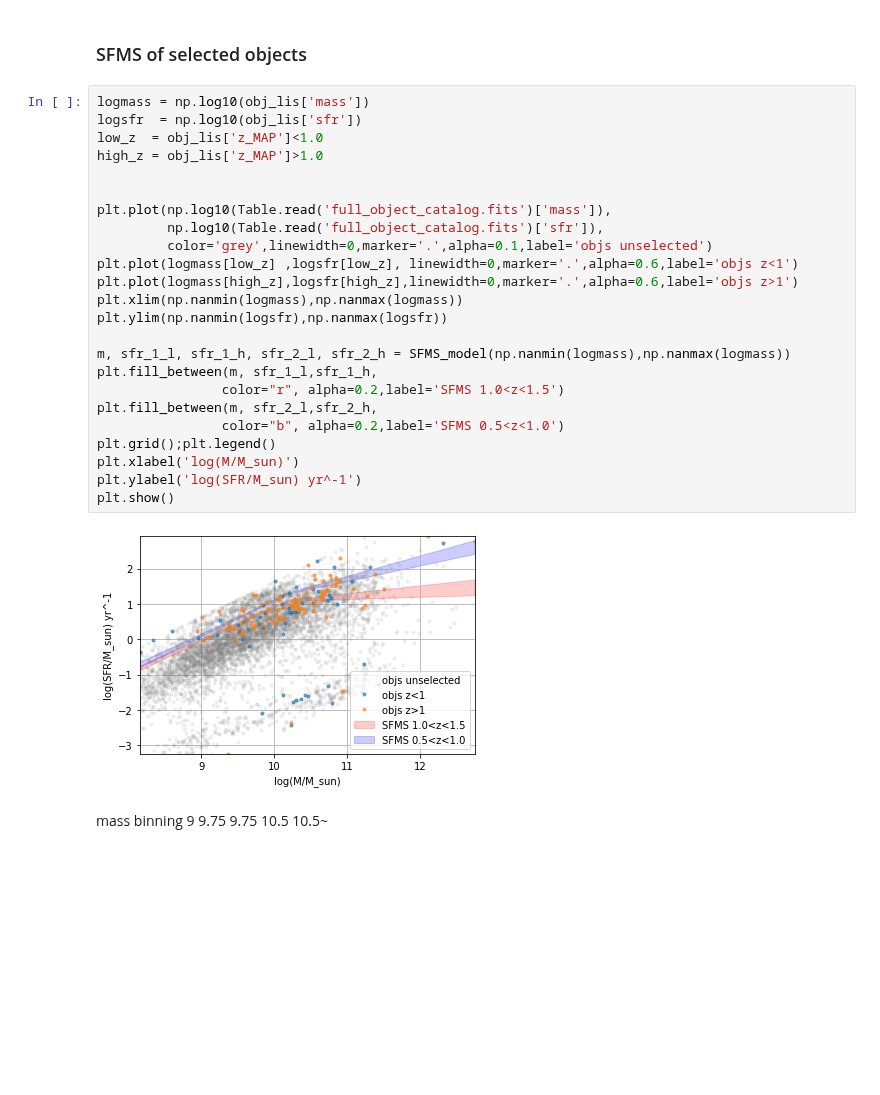
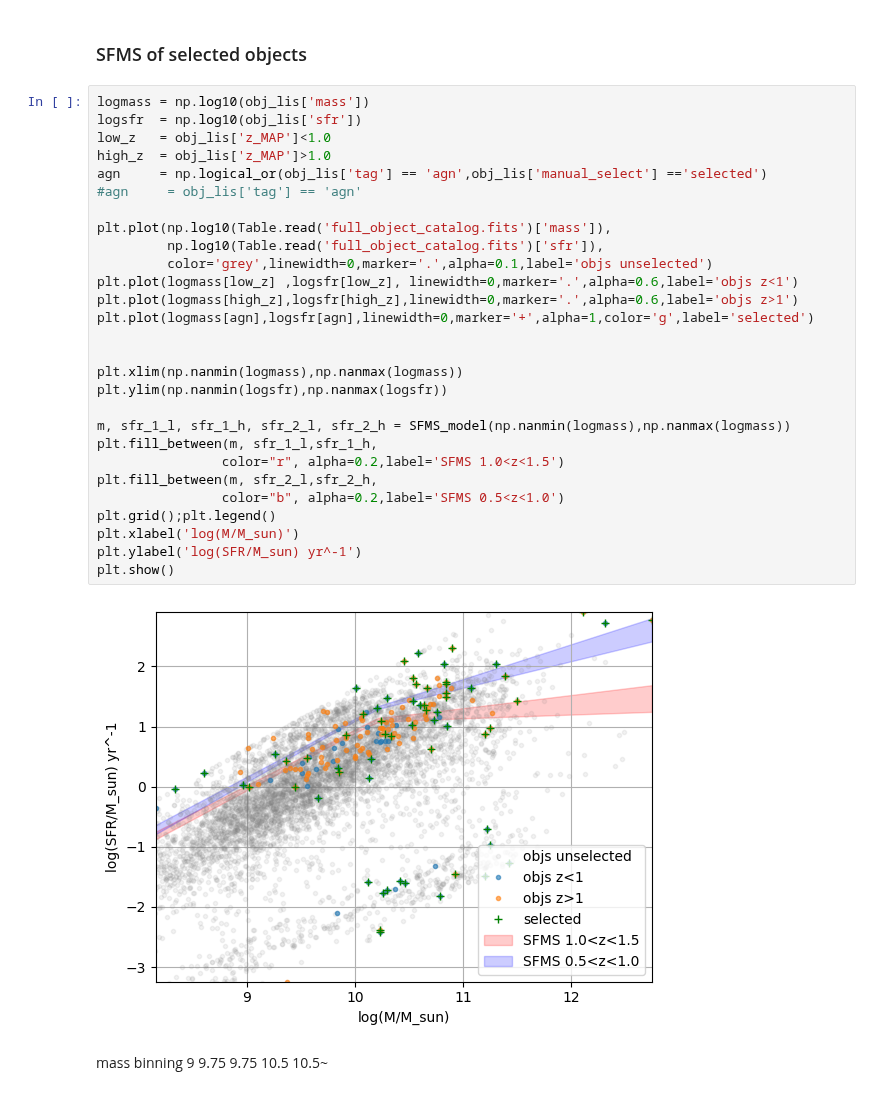
Before and after one commit to 2003cy/Balmer-Decrement-CLEAR, a Jupyter notebook: 2_object_z_sfr.ipynb, the cells around one changed output. Drawn from its saved outputs; the diff is of its cells as text; blank space fills up the shorter version.

```diff
--- a/2_object_z_sfr.ipynb
+++ b/2_object_z_sfr.ipynb
@@ -59,29 +59,33 @@ def SFMS_model(m_min,m_max):
 # %%
 logmass = np.log10(obj_lis['mass'])
 logsfr  = np.log10(obj_lis['sfr'])
-low_z  = obj_lis['z_MAP']<1.0
-high_z = obj_lis['z_MAP']>1.0
-
+low_z   = obj_lis['z_MAP']<1.0
+high_z  = obj_lis['z_MAP']>1.0
+agn     = np.logical_or(obj_lis['tag'] == 'agn',obj_lis['manual_select'] =='selected')
+#agn     = obj_lis['tag'] == 'agn'
 
 plt.plot(np.log10(Table.read('full_object_catalog.fits')['mass']),
          np.log10(Table.read('full_object_catalog.fits')['sfr']),
          color='grey',linewidth=0,marker='.',alpha=0.1,label='objs unselected')
 plt.plot(logmass[low_z] ,logsfr[low_z], linewidth=0,marker='.',alpha=0.6,label='objs z<1')
 plt.plot(logmass[high_z],logsfr[high_z],linewidth=0,marker='.',alpha=0.6,label='objs z>1')
+plt.plot(logmass[agn],logsfr[agn],linewidth=0,marker='+',alpha=1,color='g',label='selected')
+
+
 plt.xlim(np.nanmin(logmass),np.nanmax(logmass))
 plt.ylim(np.nanmin(logsfr),np.nanmax(logsfr))
 
 m, sfr_1_l, sfr_1_h, sfr_2_l, sfr_2_h = SFMS_model(np.nanmin(logmass),np.nanmax(logmass))
 plt.fill_between(m, sfr_1_l,sfr_1_h,
                 color="r", alpha=0.2,label='SFMS 1.0<z<1.5')
 plt.fill_between(m, sfr_2_l,sfr_2_h,
                 color="b", alpha=0.2,label='SFMS 0.5<z<1.0')
 plt.grid();plt.legend()
 plt.xlabel('log(M/M_sun)')
 plt.ylabel('log(SFR/M_sun) yr^-1')
 plt.show()
 # %% [output]
-[figure, old version]
+[figure, new version]
 # %% [markdown]
 mass binning
 9 9.75   9.75 10.5    10.5~
```
Also changed, not shown: parts of 1 cell of this notebook, 16 other files.
